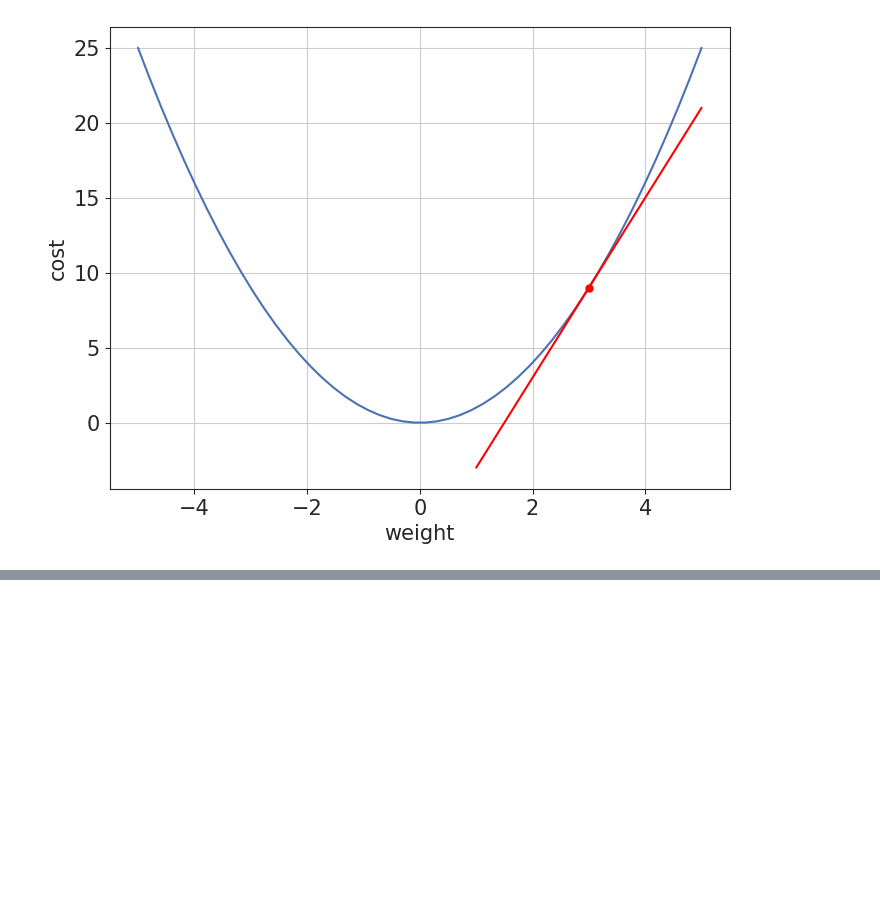
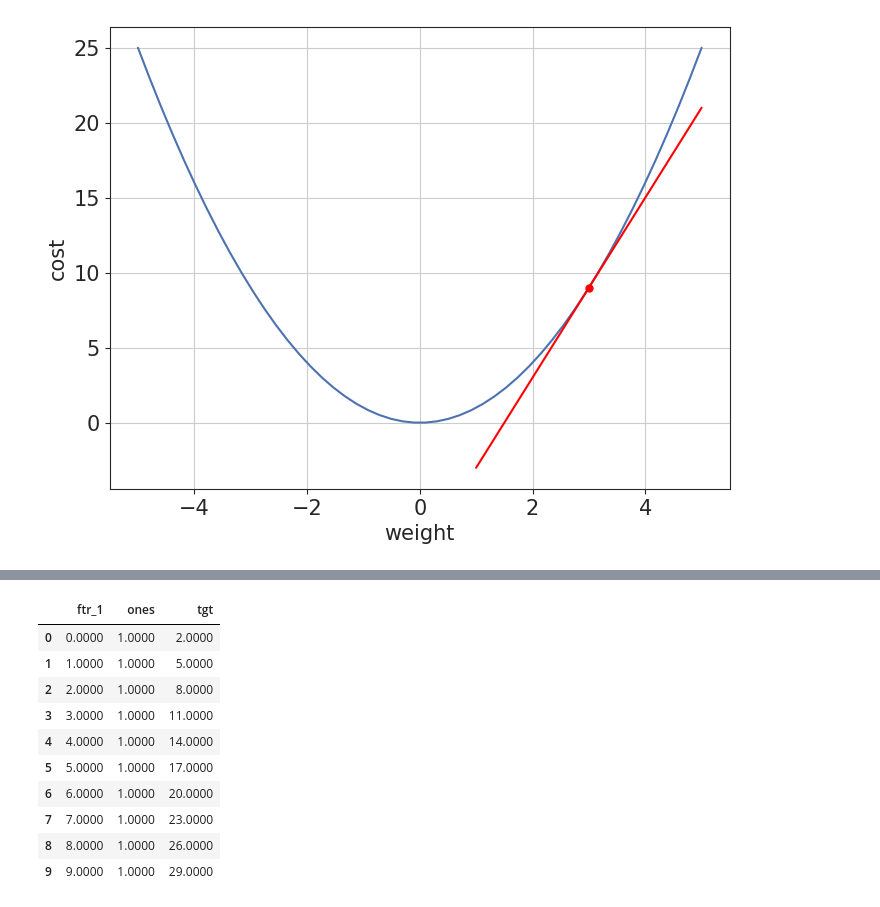
Before and after one commit to sminerport/ml-4-every1, a Jupyter notebook: Chapter-15-Connections-Extensions-and-Further-Directions.ipynb, the cells around one changed output, grey strips where cells are left out. Saved outputs shown, nothing was run; the diff lists cells and outputs as text; code cells hidden in the pictures; blank space fills up the shorter version.

```diff
--- a/Chapter-15-Connections-Extensions-and-Further-Directions.ipynb
+++ b/Chapter-15-Connections-Extensions-and-Further-Directions.ipynb
@@ -115,0 +172,22 @@ ax.set_ylabel('cost');
+# %%
+linreg_ftrs_p1 = np.c_[np.arange(10), np.ones(10)] # +1 trick in data
+
+true_wgts = m,b = w_1, w_0 = 3,2
+linreg_tgt = rdot(true_wgts, linreg_ftrs_p1)
+
+linreg_table = pd.DataFrame(linreg_ftrs_p1,
+                            columns=['ftr_1', 'ones'])
+linreg_table['tgt'] = linreg_tgt
+linreg_table[:10]
+# %% [output]
+|  | ftr_1 | ones | tgt |
+| 0 | 0.0000 | 1.0000 | 2.0000 |
+| 1 | 1.0000 | 1.0000 | 5.0000 |
+| 2 | 2.0000 | 1.0000 | 8.0000 |
+| 3 | 3.0000 | 1.0000 | 11.0000 |
+| 4 | 4.0000 | 1.0000 | 14.0000 |
+| 5 | 5.0000 | 1.0000 | 17.0000 |
+| 6 | 6.0000 | 1.0000 | 20.0000 |
+| 7 | 7.0000 | 1.0000 | 23.0000 |
+| 8 | 8.0000 | 1.0000 | 26.0000 |
+| 9 | 9.0000 | 1.0000 | 29.0000 |
```
Also changed, not shown: parts of 43 cells of this notebook.
